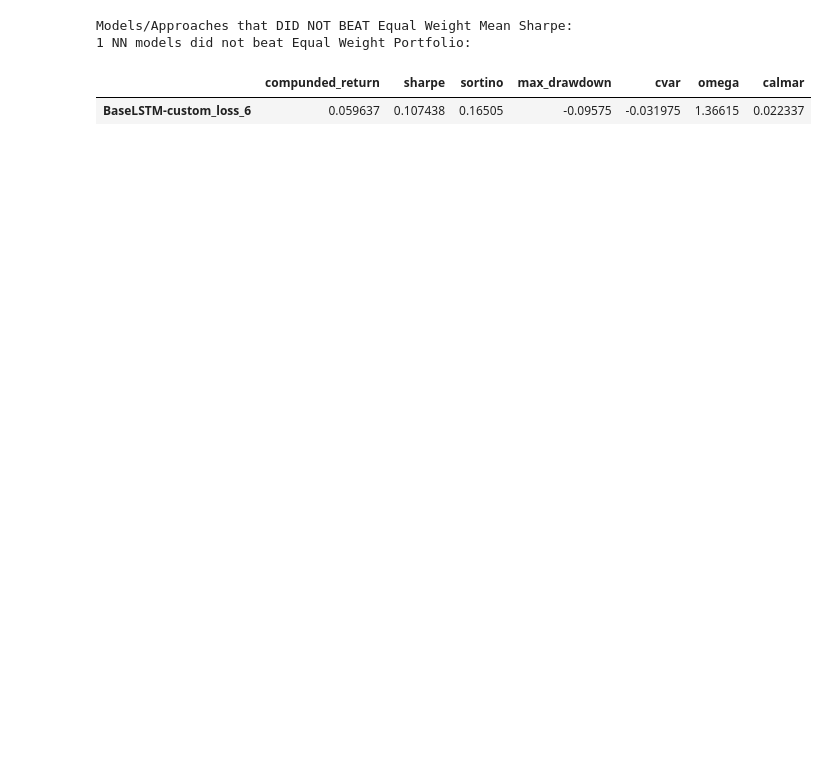
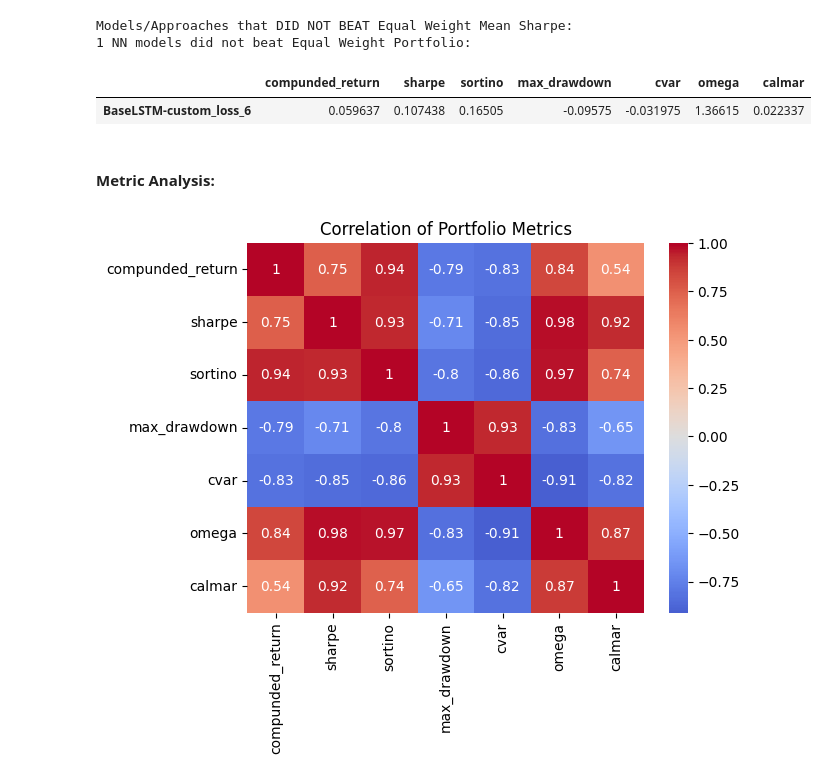
Before and after one commit to travisdesell/exact, a Jupyter notebook: financial_loss_functions/exploration/wfv_analysis.ipynb, the cells around one changed output. Saved outputs shown, nothing was run; the diff lists cells and outputs as text; code cells hidden in the pictures; blank space fills up the shorter version.

Commit message:
Viz: Metrics correlation implemented

```diff
--- a/financial_loss_functions/exploration/wfv_analysis.ipynb
+++ b/financial_loss_functions/exploration/wfv_analysis.ipynb
@@ -91,3 +99,15 @@ Models/Approaches that DID NOT BEAT Equal Weight Mean Sharpe:
 1 NN models did not beat Equal Weight Portfolio:
 |  | compunded_return | sharpe | sortino | max_drawdown | cvar | omega | calmar |
 | BaseLSTM-custom_loss_6 | 0.059637 | 0.107438 | 0.16505 | -0.09575 | -0.031975 | 1.36615 | 0.022337 |
+# %% [markdown]
+#### Metric Analysis:
+# %%
+corr = avg_perf.corr()
+
+# Plot heatmap
+plt.figure()
+sns.heatmap(corr, annot=True, cmap='coolwarm', center=0)
+plt.title('Correlation of Portfolio Metrics')
+plt.show()
+# %% [output]
+[figure, added]
```
Also changed, not shown: parts of 9 cells of this notebook.
